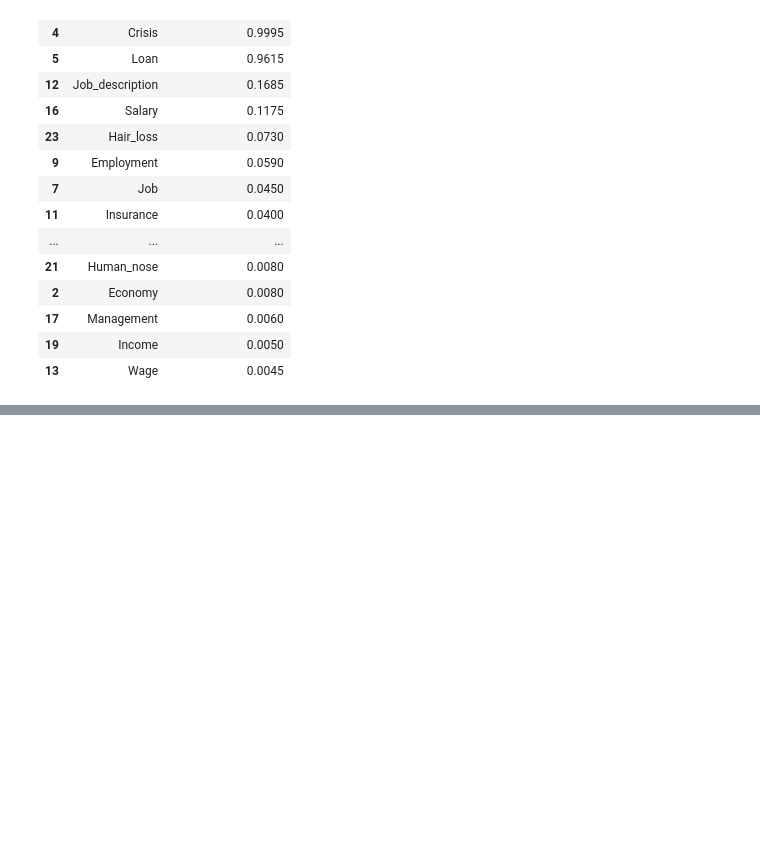
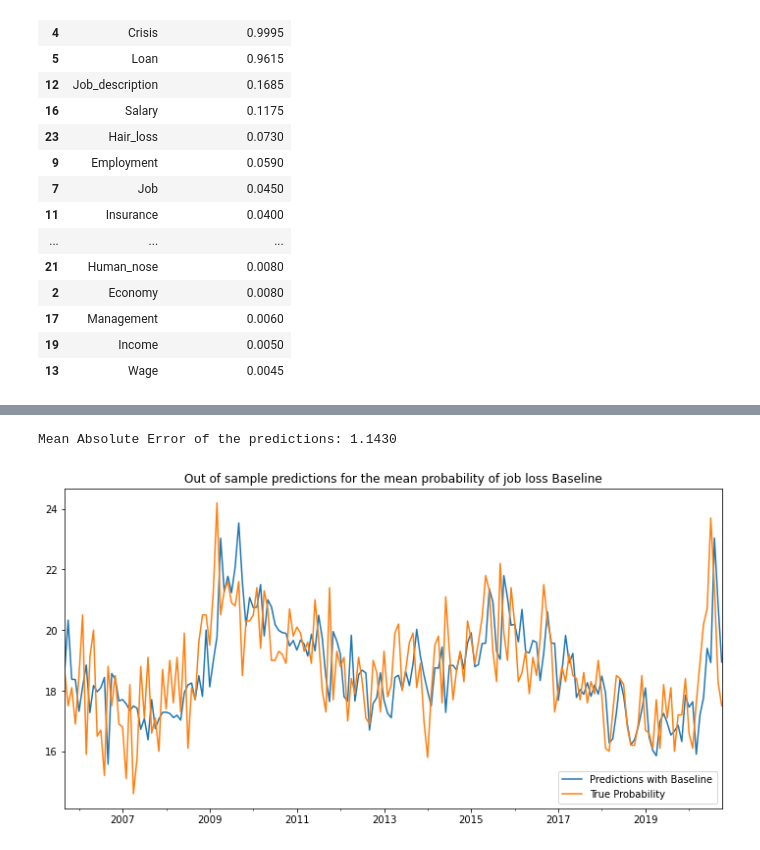
Before and after one commit to epfl-ada/ada-2020-project-milestone-p3-p3_datanalyzers, a Jupyter notebook: creative_extension.ipynb, the cells around one changed output, grey strips where cells are left out. Drawn from its saved outputs; the diff is of its cells as text; code cells hidden in the pictures; blank space fills up the shorter version.

```diff
--- a/creative_extension.ipynb
+++ b/creative_extension.ipynb
@@ -469,0 +484,5 @@ Mean Absolute Error of the predictions: 1.1049
+# %%
+out_of_sample_forecast(df_full2,"Baseline","Mean ~ Mean_t_1 + Mean_t_6",regularization=True)
+# %% [output]
+Mean Absolute Error of the predictions: 1.1430
+[figure, added]
```
Also changed, not shown: parts of 40 cells of this notebook.
